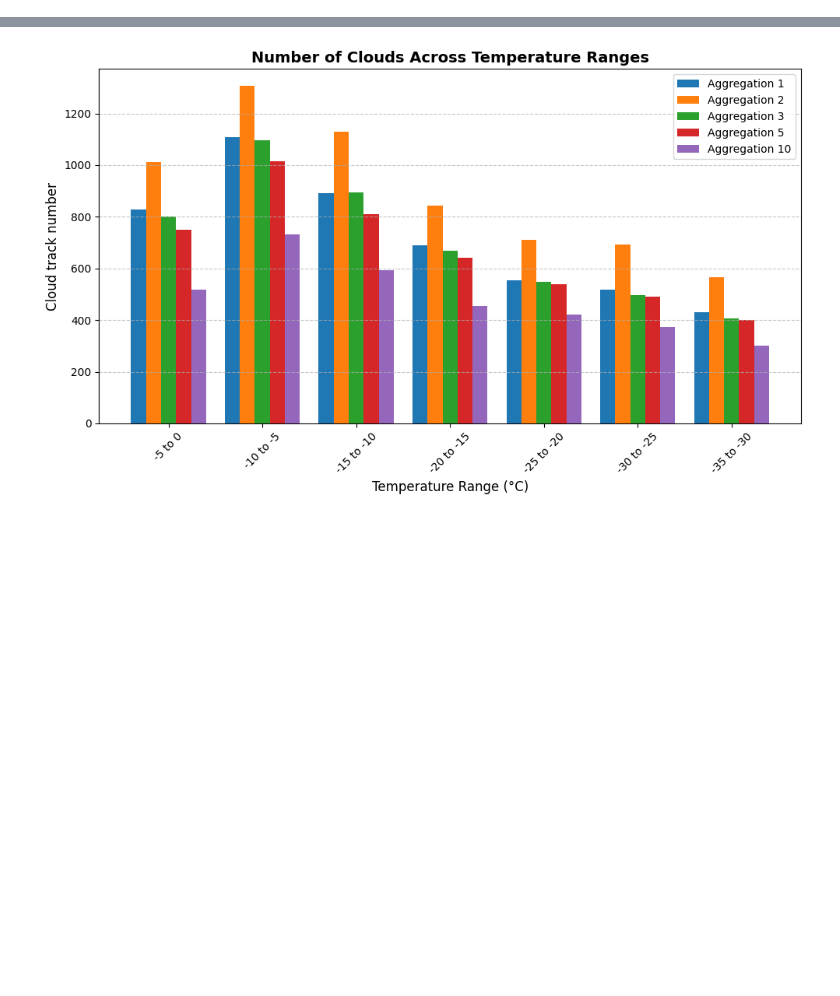
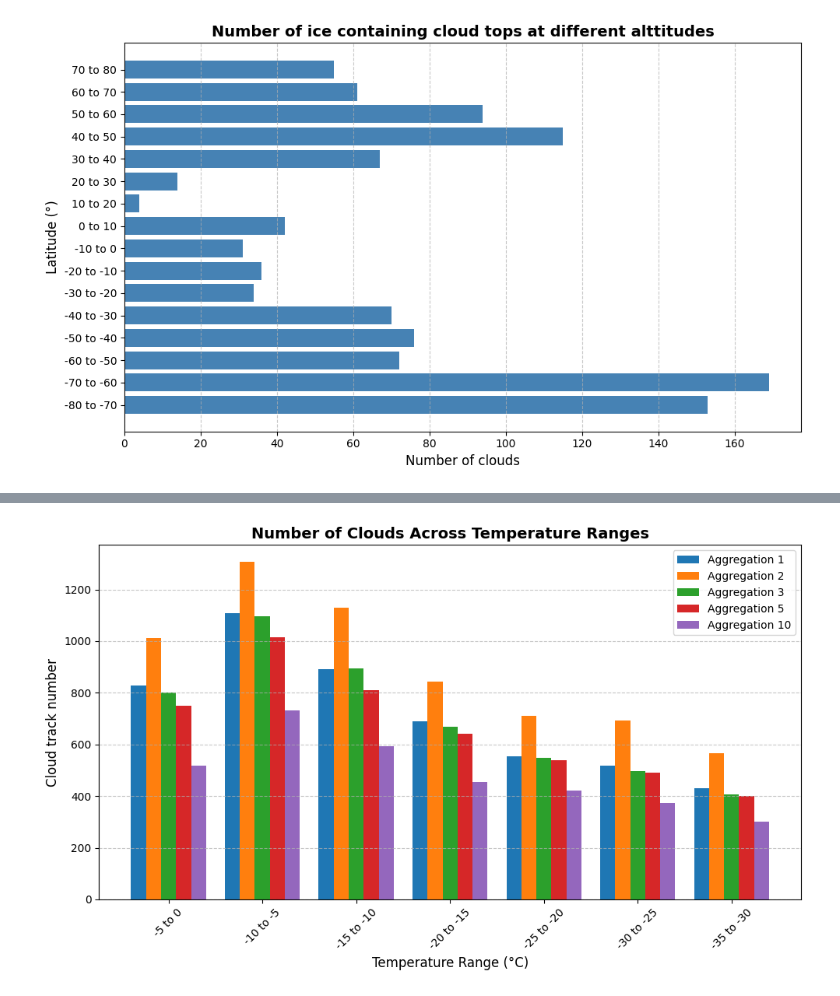
Before and after one commit to DragomirNikolov/Glaciation_time_estimatior, a Jupyter notebook: Aggregation_draph_maker.ipynb, the cells around one changed output, grey strips where cells are left out. Saved outputs shown, nothing was run; the diff lists cells and outputs as text; code cells hidden in the pictures; blank space fills up the shorter version.

```diff
--- a/Aggregation_draph_maker.ipynb
+++ b/Aggregation_draph_maker.ipynb
@@ -21,0 +110,29 @@ for i in range(len(min_temp_array)):
+# %%
+import matplotlib.pyplot as plt
+
+# Create labels for the y-axis (temperature ranges)
+labels = [f"{tmp_bin_array[i]} to {tmp_bin_array[i+1]}" for i in range(len(tmp_bin_array)-1)]
+
+# Create the horizontal bar graph
+plt.figure(figsize=(10, 6))
+
+# Add gridlines for better visualization
+plt.grid(axis='x', linestyle='--', alpha=0.7)
+
+# Create horizontal bars using plt.barh() instead of plt.bar()
+plt.barh(labels, latitude_counts["n_clouds"], color='#4682B4', label="N glaciations")
+
+# Add title and labels
+plt.title('Number of ice containing cloud tops at different alttitudes', fontsize=14, fontweight='bold')
+plt.xlabel('Number of clouds', fontsize=12)
+plt.ylabel('Latitude (°)', fontsize=12)
+
+# Format x-axis to show only integer values
+plt.gca().xaxis.get_major_locator().set_params(integer=True)
+
+# Show the plot
+plt.tight_layout()
+# plt.savefig('/cluster/work/climate/dnikolo/n2o/Glaciation_time_estimatior/Result_graphs/glaciation_counter_temp_3x3.png', dpi=400)
+plt.show()
+# %% [output]
+[figure, added]
```
Also changed, not shown: parts of 11 cells of this notebook, 10 other files.
